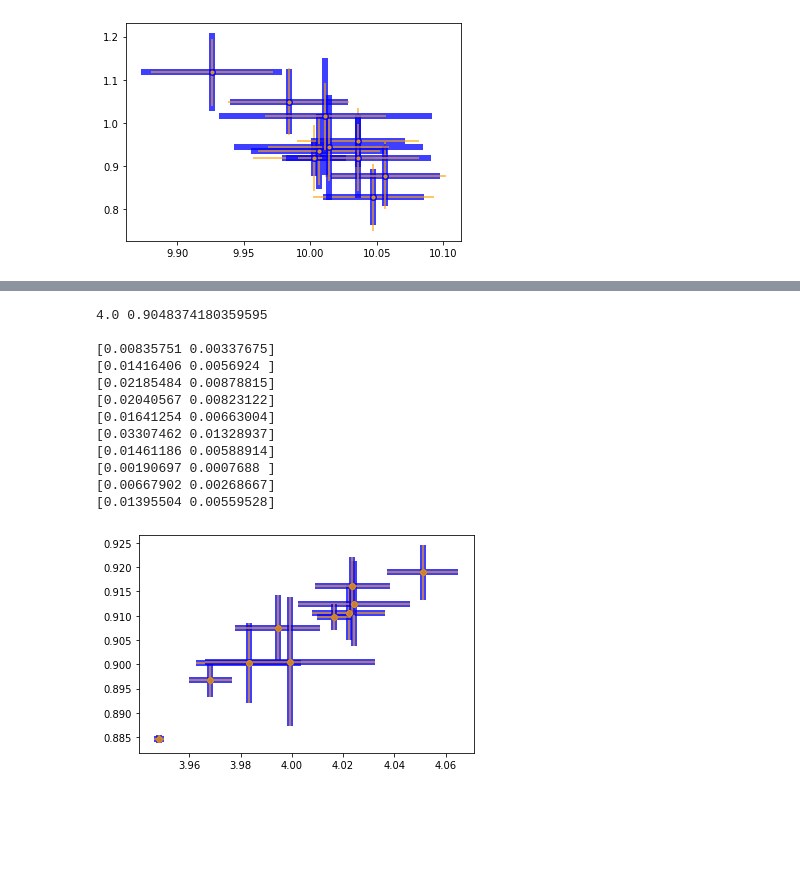
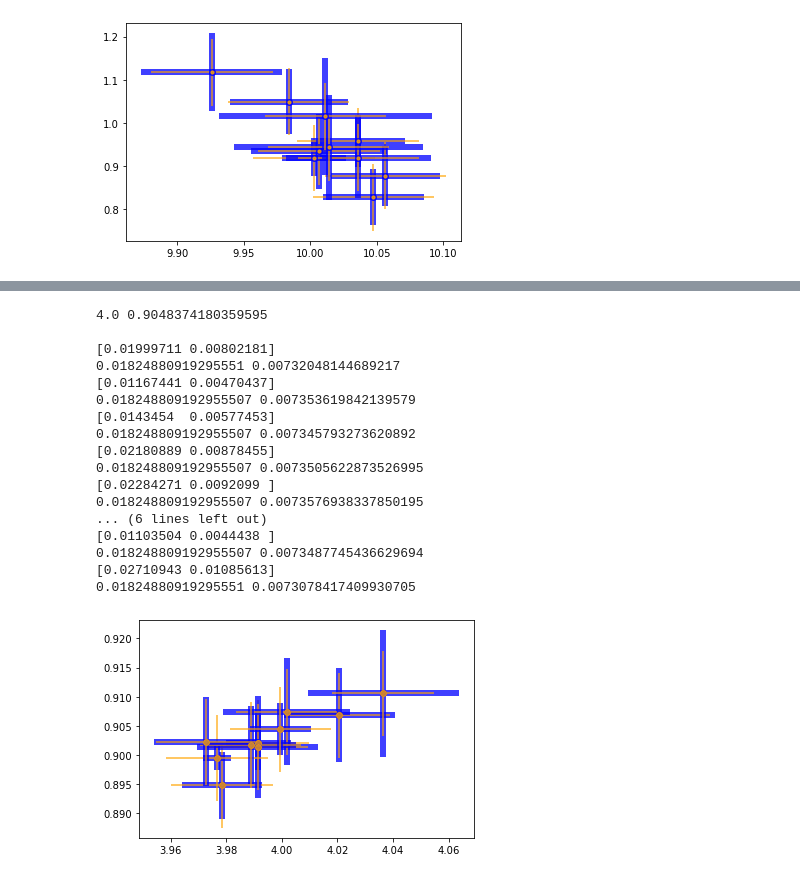
Before and after one commit to BoiseStatePlanetary/Optimizing-Number-and-Placement-of-Anemometers, a Jupyter notebook: figures and data/Basic Uncertainties.ipynb, the cells around one changed output, grey strips where cells are left out. Saved outputs shown, nothing was run; the diff lists cells and outputs as text; code cells hidden in the pictures; blank space fills up the shorter version.

```diff
--- a/figures and data/Basic Uncertainties.ipynb
+++ b/figures and data/Basic Uncertainties.ipynb
@@ -302,43 +333,52 @@ zstar = np.min(z)*np.exp(-intercept/slope)
 print(ustar, zstar)
 print()
 
 num_tries = 10
 
 for i in range(num_tries):
     noisy_y = y + normal(scale=sigma[0], size=num_sensors)
 
     popt, pcov = curve_fit(calc_wind_profile, z, noisy_y, sigma=sigma, p0=[ustar, zstar])
     unc = np.sqrt(np.diag(pcov))
     print(unc)
 
     plt.errorbar([popt[0], popt[0]], [popt[1], popt[1]], xerr=[unc[0], unc[0]], yerr=[unc[1], unc[1]],
                 marker='o', color='blue', alpha=0.5, lw=6)
 
     popt, pcov = np.polyfit(x, noisy_y, 1, w=1/sigma, cov=True)
     sigma_bm = pcov[1,0]
     unc = np.sqrt(np.diag(pcov))
 
     numerical_ustar = calc_ustar(*popt, np.min(z))
-    numerical_sigma_ustar = calc_sigma_ustar(*popt, np.min(z), *unc, sigma_bm)
     numerical_zstar = calc_zstar(*popt, np.min(z))
-    numerical_sigma_zstar = calc_sigma_zstar(*popt, np.min(z), *unc, sigma_bm)
+
+    numerical_sigma_ustar = calc_sigma_ustar(delta_x, sigma[0], num_sensors,
+                                             numerical_ustar, numerical_zstar, np.min(z))
+    numerical_sigma_zstar = calc_sigma_zstar(delta_x, sigma[0], num_sensors,
+                                             numerical_ustar, numerical_zstar, np.min(z))
+    print(numerical_sigma_ustar, numerical_sigma_zstar)
 
     plt.errorbar([numerical_ustar, numerical_ustar],
                  [numerical_zstar, numerical_zstar],
                  xerr=[numerical_sigma_ustar, numerical_sigma_ustar],
                  yerr=[numerical_sigma_zstar, numerical_sigma_zstar],
             marker='o', color='orange', alpha=0.5)
 # %% [output]
 4.0 0.9048374180359595
 
-[0.00835751 0.00337675]
-[0.01416406 0.0056924 ]
-[0.02185484 0.00878815]
-[0.02040567 0.00823122]
-[0.01641254 0.00663004]
-[0.03307462 0.01328937]
-[0.01461186 0.00588914]
-[0.00190697 0.0007688 ]
-[0.00667902 0.00268667]
-[0.01395504 0.00559528]
+[0.01999711 0.00802181]
+0.01824880919295551 0.00732048144689217
+[0.01167441 0.00470437]
+0.018248809192955507 0.007353619842139579
+[0.0143454  0.00577453]
+0.018248809192955507 0.007345793273620892
+[0.02180889 0.00878455]
+0.018248809192955507 0.0073505622873526995
+[0.02284271 0.0092099 ]
+0.018248809192955507 0.0073576938337850195
+... (6 lines left out)
+[0.01103504 0.0044438 ]
+0.018248809192955507 0.0073487745436629694
+[0.02710943 0.01085613]
+0.01824880919295551 0.0073078417409930705
-[figure, old version]
+[figure, new version]
```
Also changed, not shown: parts of 4 cells of this notebook, 2 other files.
